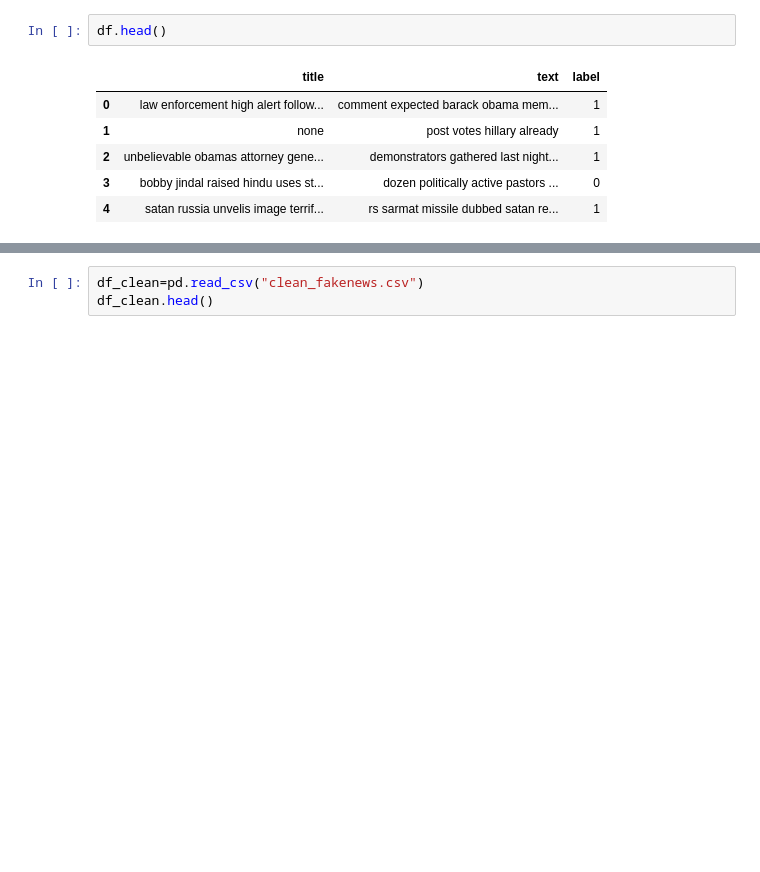
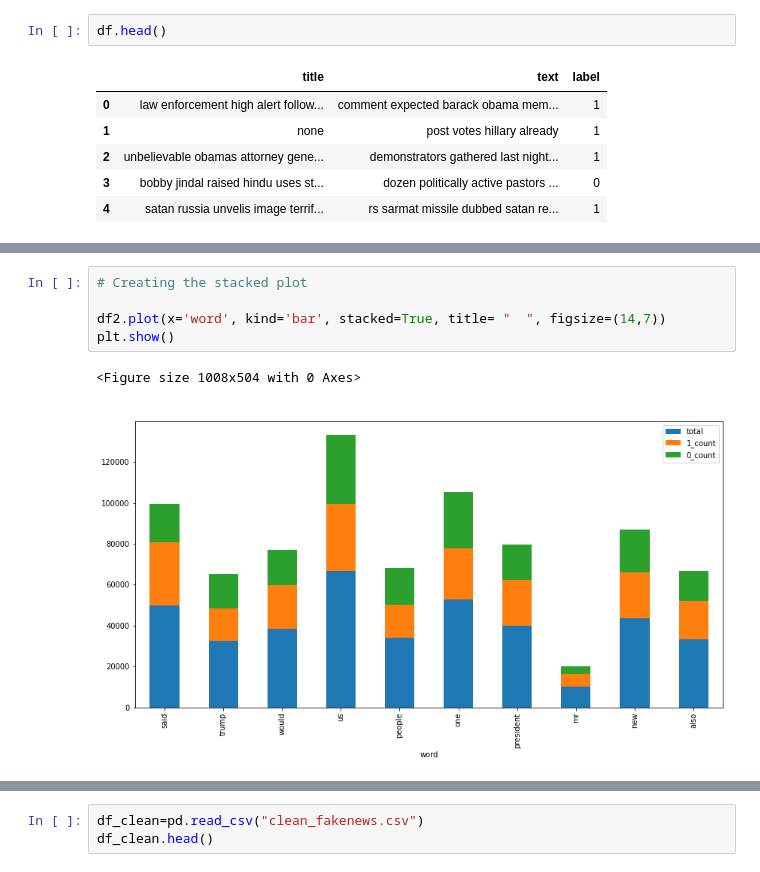
Before and after one commit to ssayhan/Fake_News, a Jupyter notebook: Fake_News_Cleaning.ipynb, the cells around one changed output, grey strips where cells are left out. Drawn from its saved outputs; the diff is of its cells as text; blank space fills up the shorter version.

```diff
--- a/Fake_News_Cleaning.ipynb
+++ b/Fake_News_Cleaning.ipynb
@@ -228,0 +293,8 @@ dtype: int64
+# %%
+# Creating the stacked plot
+
+df2.plot(x='word', kind='bar', stacked=True, title= "  ", figsize=(14,7))
+plt.show()
+# %% [output]
+<Figure size 1008x504 with 0 Axes>
+[figure, added]
```
Also changed, not shown: parts of 35 cells of this notebook.
